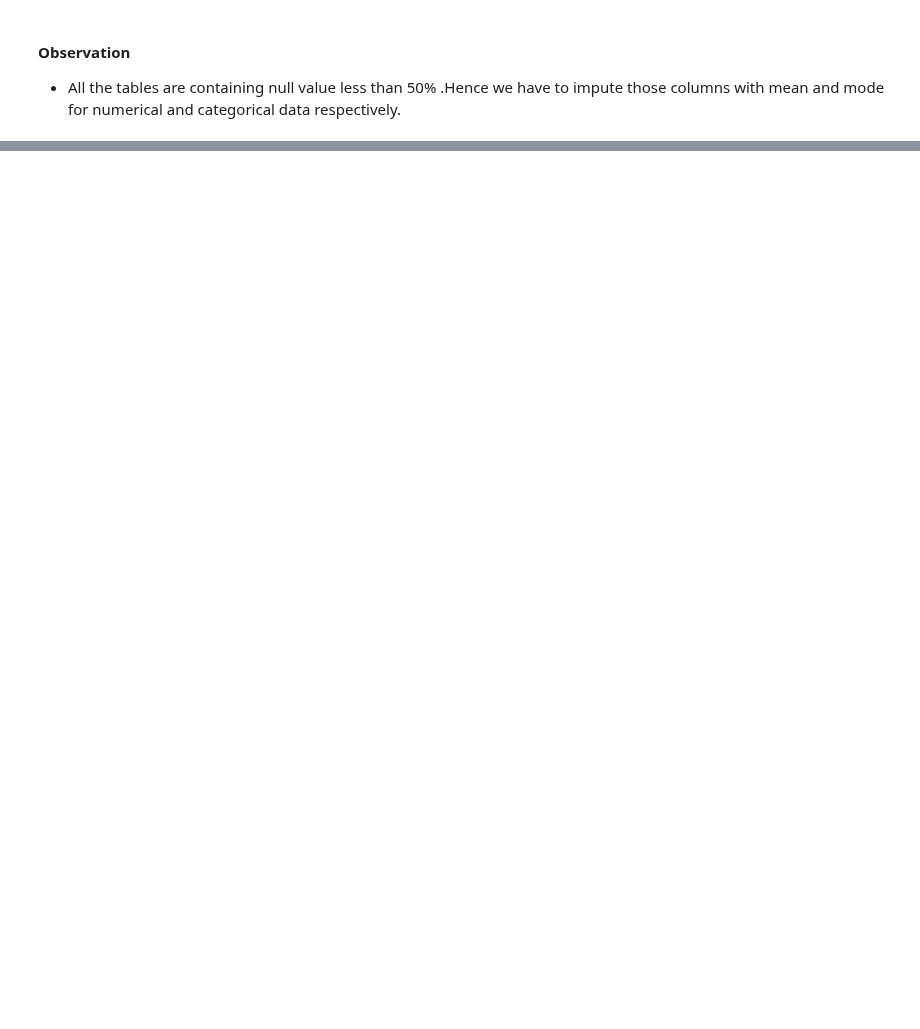
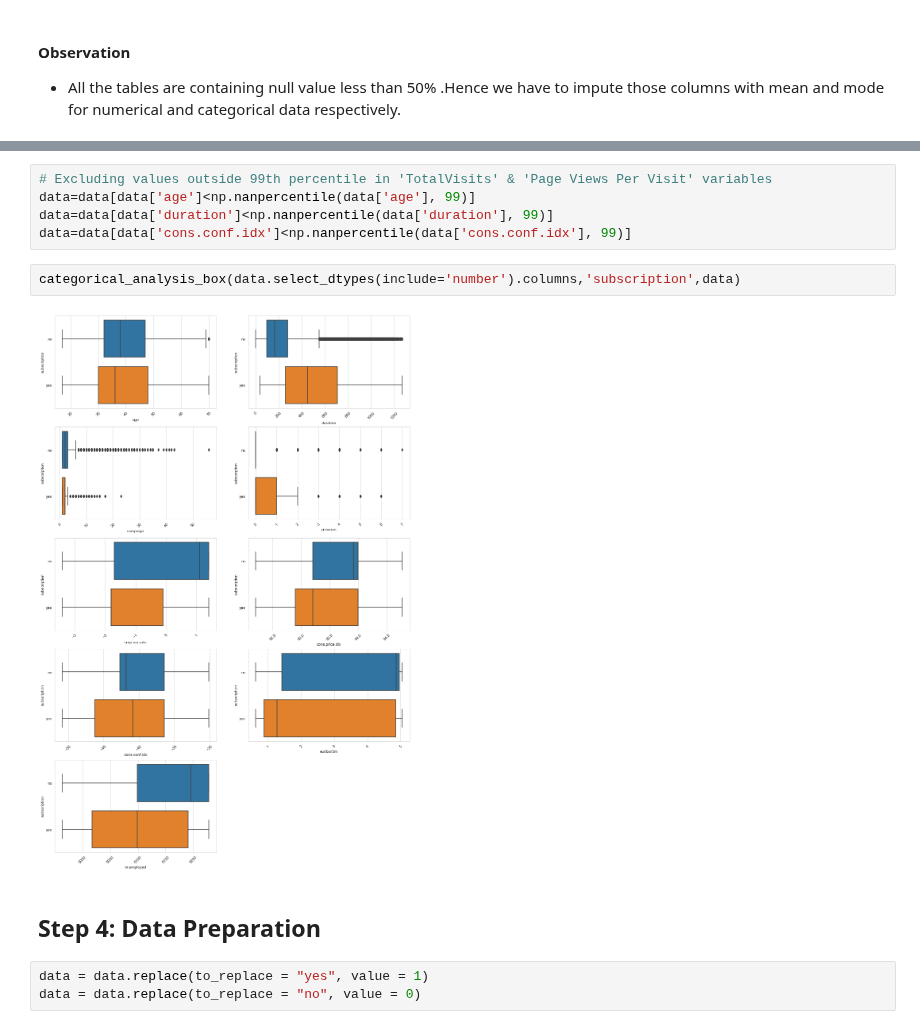
Before and after one commit to bikashm-automation/Bank-Subscription-Analysis, a Jupyter notebook: banking-subscription-analysis.ipynb, the cells around one changed output, grey strips where cells are left out. Saved outputs shown, nothing was run; the diff lists cells and outputs as text; blank space fills up the shorter version.

```diff
--- a/banking-subscription-analysis.ipynb
+++ b/banking-subscription-analysis.ipynb
@@ -274,0 +381,14 @@ plt.show()
+# %%
+# Excluding values outside 99th percentile in 'TotalVisits' & 'Page Views Per Visit' variables
+data=data[data['age']<np.nanpercentile(data['age'], 99)]
+data=data[data['duration']<np.nanpercentile(data['duration'], 99)]
+data=data[data['cons.conf.idx']<np.nanpercentile(data['cons.conf.idx'], 99)]
+# %%
+categorical_analysis_box(data.select_dtypes(include='number').columns,'subscription',data)
+# %% [output]
+[figure, added]
+# %% [markdown]
+## Step 4: Data Preparation
+# %%
+data = data.replace(to_replace = "yes", value = 1)
+data = data.replace(to_replace = "no", value = 0)
```
Also changed, not shown: parts of 115 cells of this notebook.
